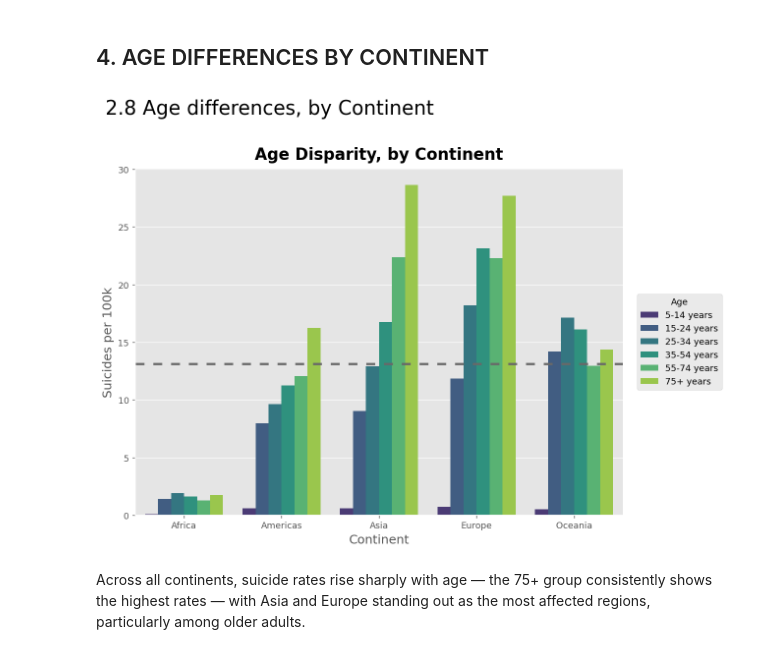
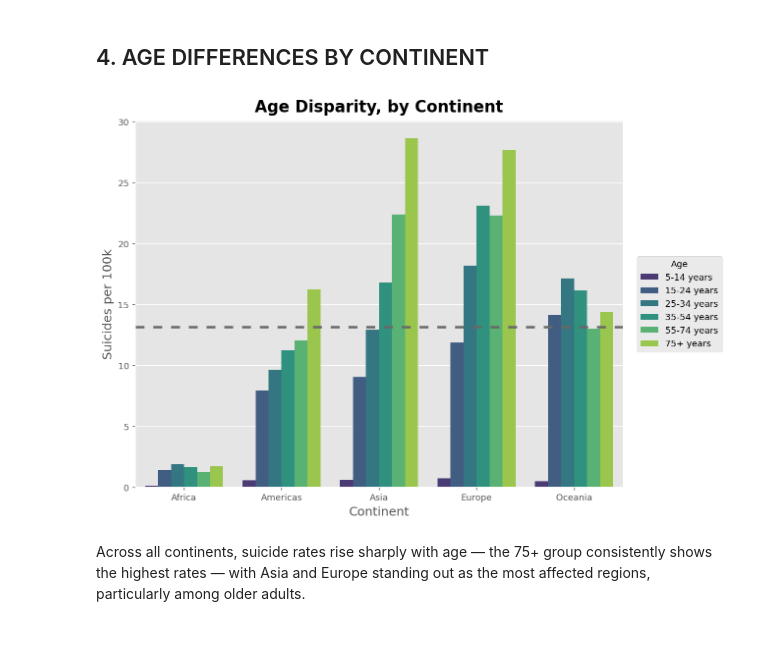
Before and after one commit to MustafaKaanKoc/Reproducible-Research-Term-Project, a Jupyter notebook: suicide_rates.ipynb, the cells around one changed output. Cells and saved outputs as stored; diff of their text form; code cells hidden in the pictures.

```diff
--- a/suicide_rates.ipynb
+++ b/suicide_rates.ipynb
@@ -398,34 +401,35 @@ ax.axhline(
     color="dimgray",
     linestyle=(0, (4, 4)),
     linewidth=2.5
 )
 
 ax.set_title(
     "Age Disparity, by Continent",
     fontsize=18,
     pad=10
 )
 
 ax.set_xlabel("Continent", fontsize=14)
 ax.set_ylabel("Suicides per 100k", fontsize=14)
 
 ax.legend(
     title="Age",
     bbox_to_anchor=(1.02, 0.5),
     loc="center left"
 )
 
 plt.suptitle(
+    "",
     x=0.02,
     y=1.02,
     ha="left",
     fontsize=22
 )
 
 plt.tight_layout()
 plt.show()
 # %% [output]
-[figure, old version]
+[figure, new version]
 # %% [markdown]
 Across all continents, suicide rates rise sharply with age — the 75+ group consistently shows the highest rates — with Asia and Europe standing out as the most affected regions, particularly among older adults.
 # %% [markdown]
```
Also changed, not shown: parts of 17 cells of this notebook.
